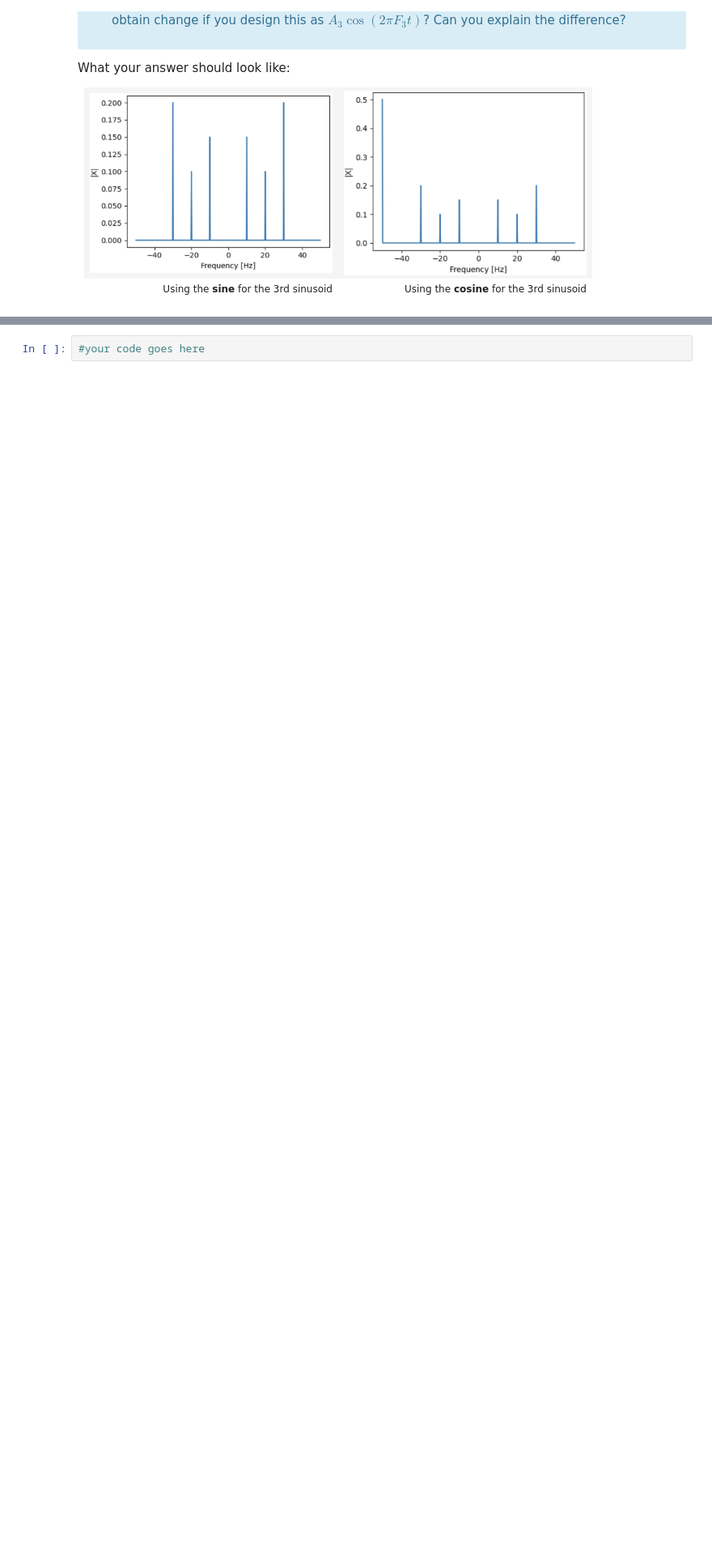
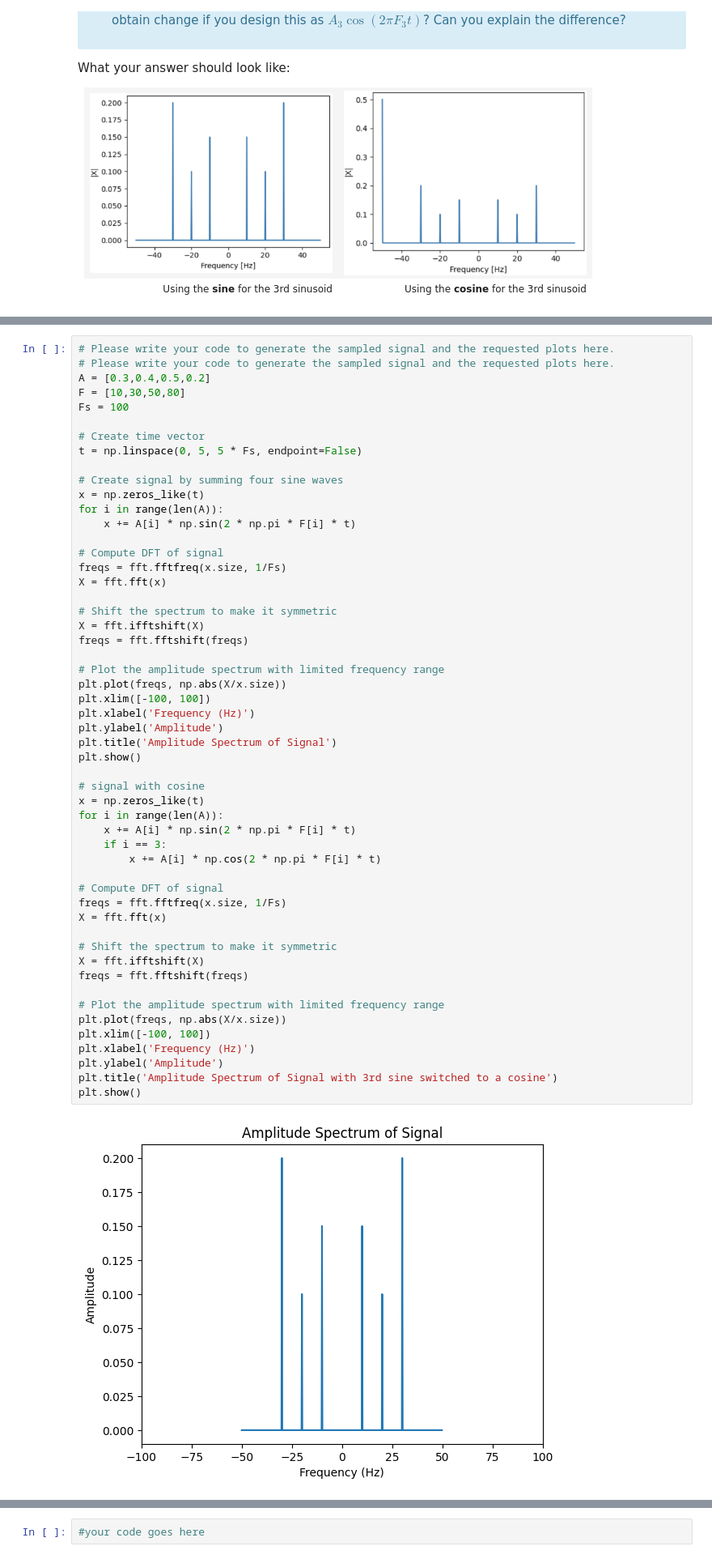
Before and after one commit to vbelpair/Ugent, a Jupyter notebook: Medical_Signal_Processing_and_Statistics/assignment_1/code/ex01_vincent.ipynb, the cells around one changed output, grey strips where cells are left out. Shown at 81% size. Drawn from its saved outputs; the diff is of its cells as text; blank space fills up the shorter version.

```diff
--- a/Medical_Signal_Processing_and_Statistics/assignment_1/code/ex01_vincent.ipynb
+++ b/Medical_Signal_Processing_and_Statistics/assignment_1/code/ex01_vincent.ipynb
@@ -210,0 +261,55 @@ What your answer should look like:
+# %%
+# Please write your code to generate the sampled signal and the requested plots here.
+# Please write your code to generate the sampled signal and the requested plots here.
+A = [0.3,0.4,0.5,0.2]
+F = [10,30,50,80]
+Fs = 100
+
+# Create time vector
+t = np.linspace(0, 5, 5 * Fs, endpoint=False)
+
+# Create signal by summing four sine waves
+x = np.zeros_like(t)
+for i in range(len(A)):
+    x += A[i] * np.sin(2 * np.pi * F[i] * t)
+
+# Compute DFT of signal
+freqs = fft.fftfreq(x.size, 1/Fs)
+X = fft.fft(x)
+
+# Shift the spectrum to make it symmetric
+X = fft.ifftshift(X)
+freqs = fft.fftshift(freqs)
+
+# Plot the amplitude spectrum with limited frequency range
+plt.plot(freqs, np.abs(X/x.size))
+plt.xlim([-100, 100])
+plt.xlabel('Frequency (Hz)')
+plt.ylabel('Amplitude')
+plt.title('Amplitude Spectrum of Signal')
+plt.show()
+
+# signal with cosine
+x = np.zeros_like(t)
+for i in range(len(A)):
+    x += A[i] * np.sin(2 * np.pi * F[i] * t)
+    if i == 3:
+        x += A[i] * np.cos(2 * np.pi * F[i] * t)
+
+# Compute DFT of signal
+freqs = fft.fftfreq(x.size, 1/Fs)
+X = fft.fft(x)
+
+# Shift the spectrum to make it symmetric
+X = fft.ifftshift(X)
+freqs = fft.fftshift(freqs)
+
+# Plot the amplitude spectrum with limited frequency range
+plt.plot(freqs, np.abs(X/x.size))
+plt.xlim([-100, 100])
+plt.xlabel('Frequency (Hz)')
+plt.ylabel('Amplitude')
+plt.title('Amplitude Spectrum of Signal with 3rd sine switched to a cosine')
+plt.show()
+# %% [output]
+[figure, added]
```
Also changed, not shown: parts of 10 cells of this notebook.
